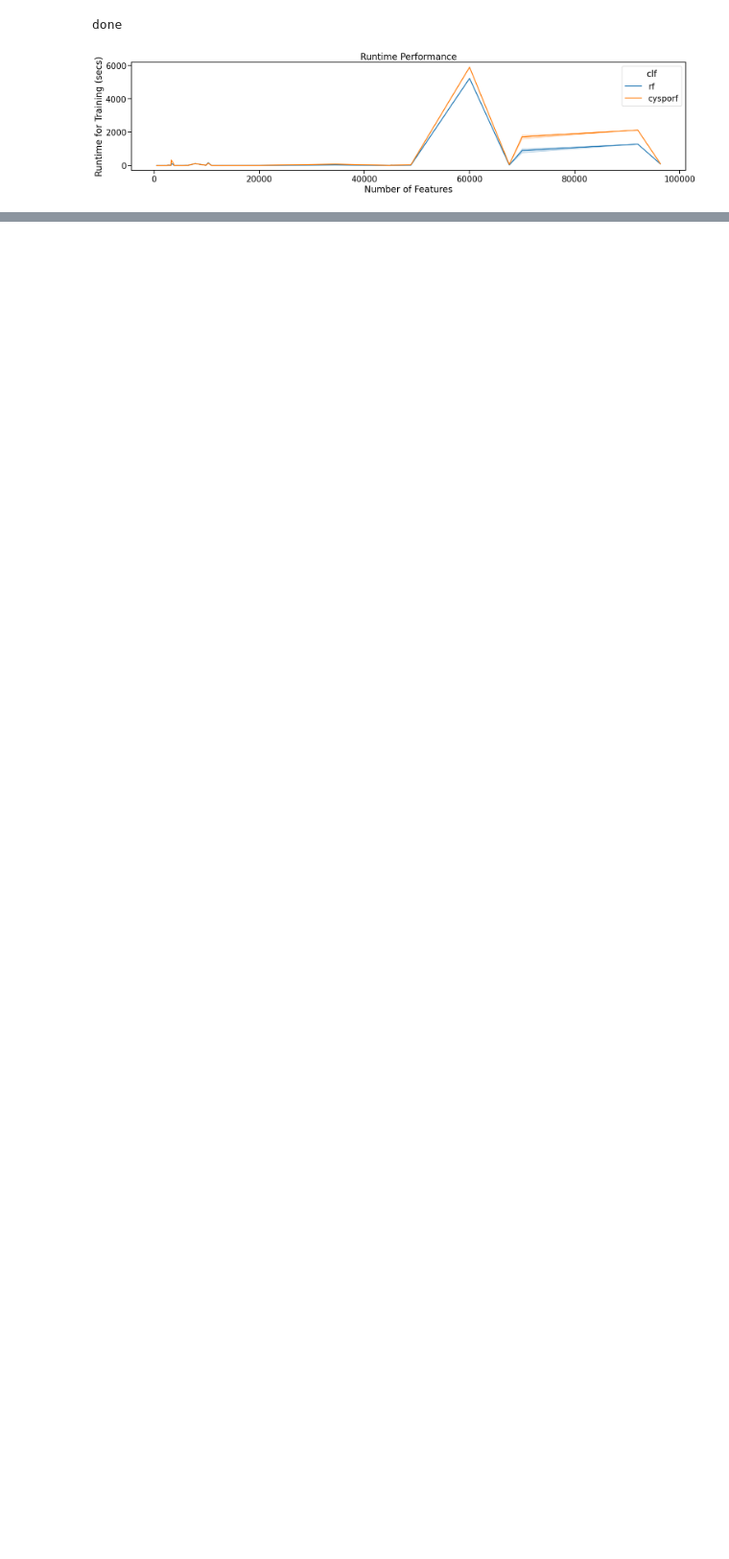
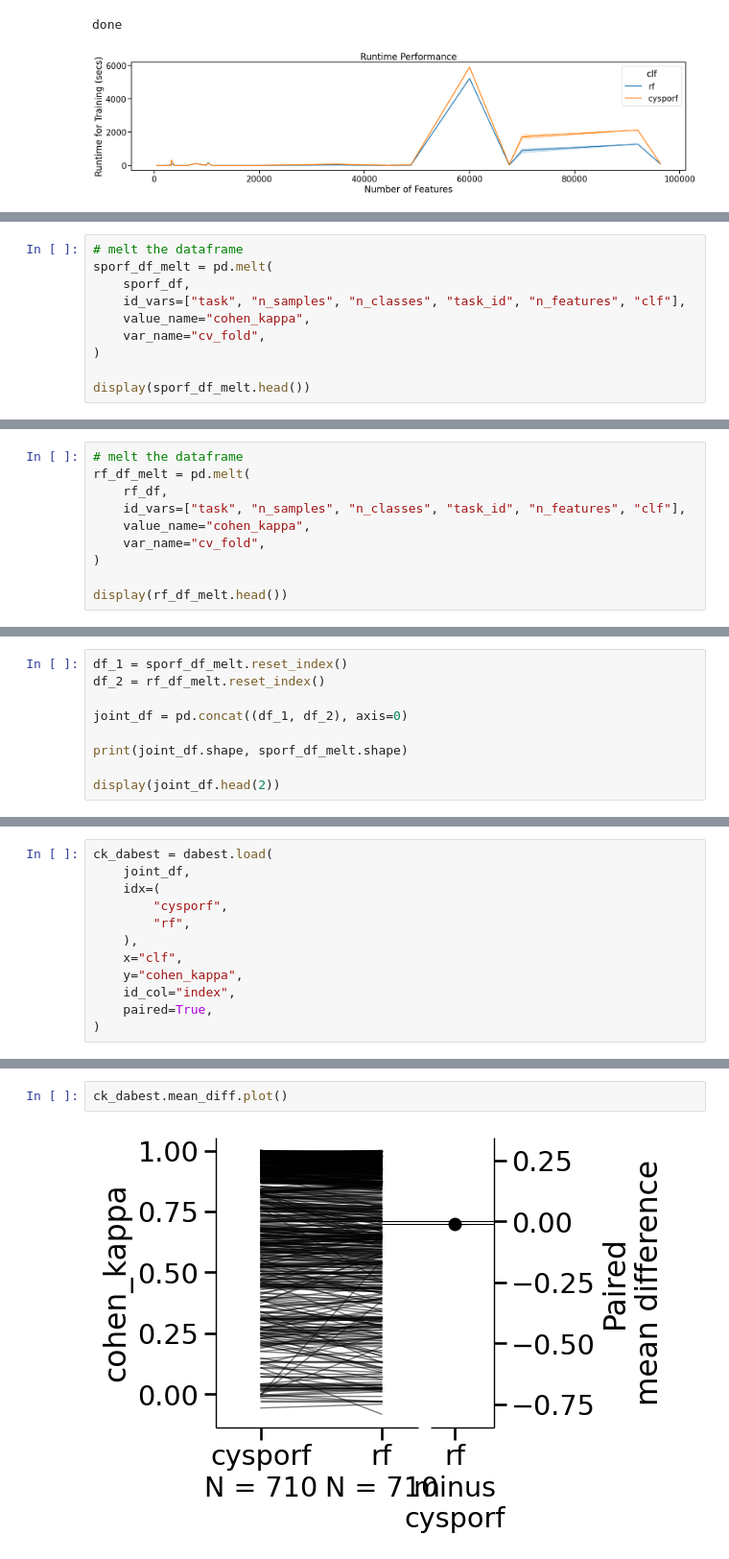
Before and after one commit to NeuroDataDesign/manifold_random_forests, a Jupyter notebook: validation/plot_cc18_short.ipynb, the cells around one changed output, grey strips where cells are left out. Shown at 96% size. Cells and saved outputs as stored; diff of their text form; blank space fills up the shorter version.

```diff
--- a/validation/plot_cc18_short.ipynb
+++ b/validation/plot_cc18_short.ipynb
@@ -546,0 +554,10 @@ done
+# %%
+# melt the dataframe
+sporf_df_melt = pd.melt(
+    sporf_df,
+    id_vars=["task", "n_samples", "n_classes", "task_id", "n_features", "clf"],
+    value_name="cohen_kappa",
+    var_name="cv_fold",
+)
+
+display(sporf_df_melt.head())
@@ -546,0 +571,10 @@ done
+# %%
+# melt the dataframe
+rf_df_melt = pd.melt(
+    rf_df,
+    id_vars=["task", "n_samples", "n_classes", "task_id", "n_features", "clf"],
+    value_name="cohen_kappa",
+    var_name="cv_fold",
+)
+
+display(rf_df_melt.head())
@@ -546,0 +597,9 @@ done
+# %%
+df_1 = sporf_df_melt.reset_index()
+df_2 = rf_df_melt.reset_index()
+
+joint_df = pd.concat((df_1, df_2), axis=0)
+
+print(joint_df.shape, sporf_df_melt.shape)
+
+display(joint_df.head(2))
@@ -546,0 +611,12 @@ done
+# %%
+ck_dabest = dabest.load(
+    joint_df,
+    idx=(
+        "cysporf",
+        "rf",
+    ),
+    x="clf",
+    y="cohen_kappa",
+    id_col="index",
+    paired=True,
+)
@@ -546,0 +641,4 @@ done
+# %%
+ck_dabest.mean_diff.plot()
+# %% [output]
+[figure, added]
```
Also changed, not shown: parts of 13 cells of this notebook, 1 other file.
